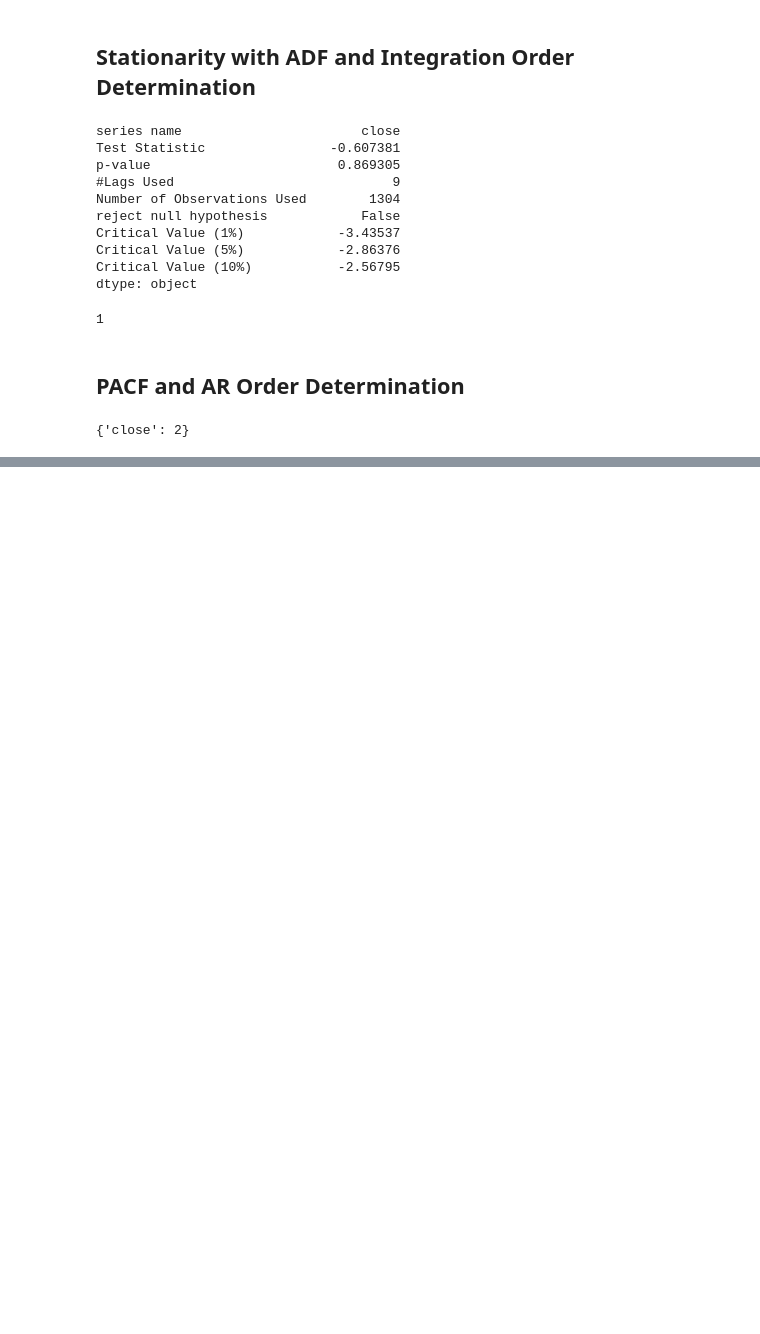
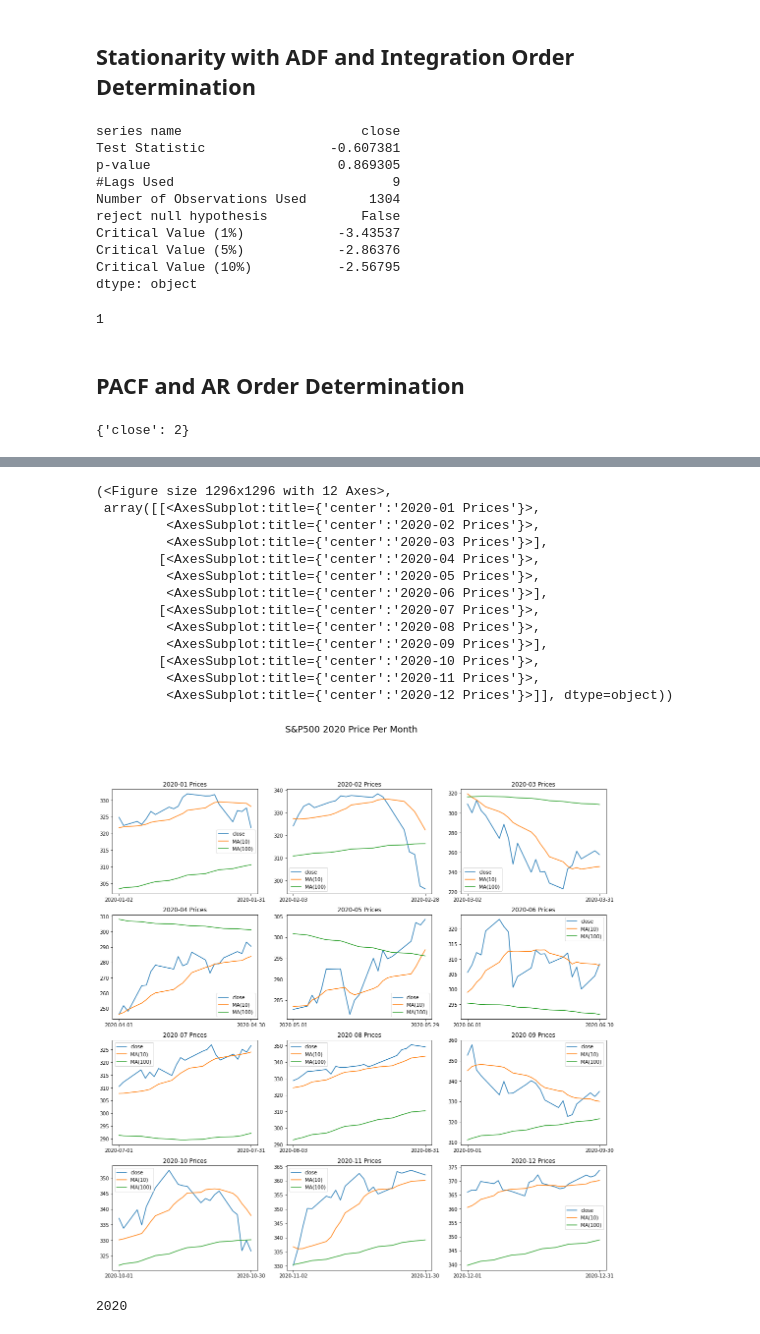
Before and after one commit to yunghanjeong/fitsnbits, a Jupyter notebook: notebooks/arima_eda_class_build.ipynb, the cells around one changed output, grey strips where cells are left out. Saved outputs shown, nothing was run; the diff lists cells and outputs as text; code cells hidden in the pictures; blank space fills up the shorter version.

```diff
--- a/notebooks/arima_eda_class_build.ipynb
+++ b/notebooks/arima_eda_class_build.ipynb
@@ -97,0 +127,3 @@ atl.get_pacf_lag(data_df)
+# %%
+plot_data = atl.moving_averages(data_df, [10, 100], "close")
+plot_data.head()
@@ -97,0 +138,23 @@ atl.get_pacf_lag(data_df)
+# %%
+test_plot = plot_data[plot_data.index > "2020-01-01"]
+# %%
+atl.month_breakdown_grid(test_plot, "S&P500")
+# %% [output]
+(<Figure size 1296x1296 with 12 Axes>,
+ array([[<AxesSubplot:title={'center':'2020-01 Prices'}>,
+         <AxesSubplot:title={'center':'2020-02 Prices'}>,
+         <AxesSubplot:title={'center':'2020-03 Prices'}>],
+        [<AxesSubplot:title={'center':'2020-04 Prices'}>,
+         <AxesSubplot:title={'center':'2020-05 Prices'}>,
+         <AxesSubplot:title={'center':'2020-06 Prices'}>],
+        [<AxesSubplot:title={'center':'2020-07 Prices'}>,
+         <AxesSubplot:title={'center':'2020-08 Prices'}>,
+         <AxesSubplot:title={'center':'2020-09 Prices'}>],
+        [<AxesSubplot:title={'center':'2020-10 Prices'}>,
+         <AxesSubplot:title={'center':'2020-11 Prices'}>,
+         <AxesSubplot:title={'center':'2020-12 Prices'}>]], dtype=object))
+[figure, added]
+# %%
+test_plot.index[0].year
+# %% [output]
+2020
```
Also changed, not shown: parts of 14 cells of this notebook, 5 other files.
